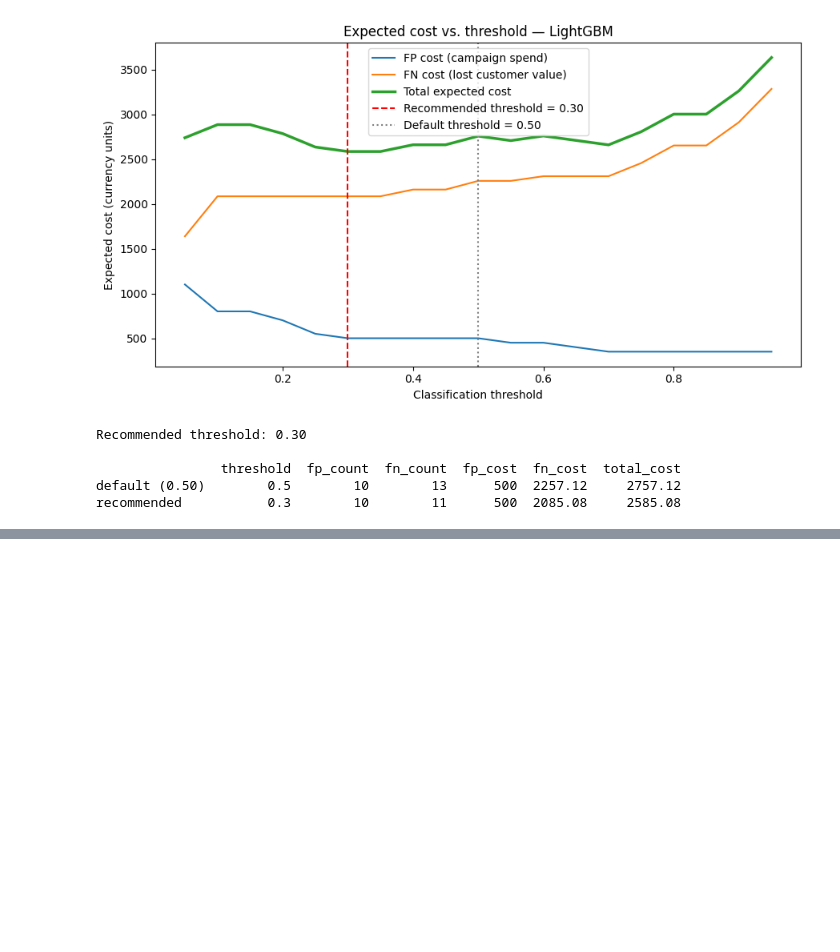
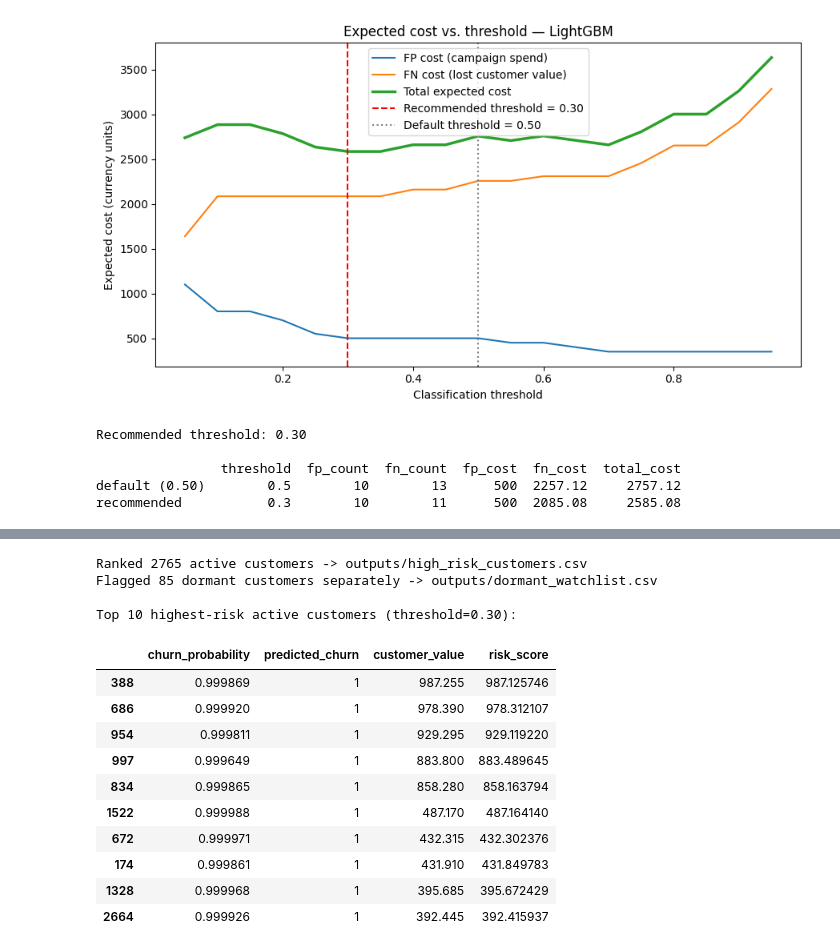
Before and after one commit to umunnaprecious2-prog/Customer-Churn-Prediction, a Jupyter notebook: Customer_Churn_Analysis.ipynb, the cells around one changed output, grey strips where cells are left out. Drawn from its saved outputs; the diff is of its cells as text; code cells hidden in the pictures; blank space fills up the shorter version.

Commit message:
Notebook: risk scoring, ranked high-risk list, dormant watchlist (Section 8)
Co-Authored-By: Claude Sonnet 5 <noreply@anthropic.com>

```diff
--- a/Customer_Churn_Analysis.ipynb
+++ b/Customer_Churn_Analysis.ipynb
@@ -476,0 +485,38 @@ recommended           0.3        10        11      500  2085.08     2585.08
+# %%
+from sklearn.base import clone
+
+# Refit the winning model type on the full dataset for deployment-style scoring
+deployment_pipeline = clone(best_pipeline)
+deployment_pipeline.fit(X, y)
+
+risk_df = df.copy()
+risk_df["churn_probability"] = deployment_pipeline.predict_proba(X)[:, 1]
+risk_df["predicted_churn"] = (risk_df["churn_probability"] >= recommended_threshold).astype(int)
+risk_df["risk_score"] = risk_df["churn_probability"] * risk_df["customer_value"]
+
+active_customers = risk_df[risk_df["is_dormant"] == 0].sort_values("risk_score", ascending=False)
+dormant_watchlist = risk_df[risk_df["is_dormant"] == 1].sort_values("churn_probability", ascending=False)
+
+active_customers.to_csv(OUTPUTS_DIR / "high_risk_customers.csv", index=False)
+dormant_watchlist.to_csv(OUTPUTS_DIR / "dormant_watchlist.csv", index=False)
+
+print(f"Ranked {len(active_customers)} active customers -> outputs/high_risk_customers.csv")
+print(f"Flagged {len(dormant_watchlist)} dormant customers separately -> outputs/dormant_watchlist.csv")
+print(f"\nTop 10 highest-risk active customers (threshold={recommended_threshold:.2f}):")
+active_customers[["churn_probability", "predicted_churn", "customer_value", "risk_score"]].head(10)
+# %% [output]
+Ranked 2765 active customers -> outputs/high_risk_customers.csv
+Flagged 85 dormant customers separately -> outputs/dormant_watchlist.csv
+
+Top 10 highest-risk active customers (threshold=0.30):
+|  | churn_probability | predicted_churn | customer_value | risk_score |
+| 388 | 0.999869 | 1 | 987.255 | 987.125746 |
+| 686 | 0.999920 | 1 | 978.390 | 978.312107 |
+| 954 | 0.999811 | 1 | 929.295 | 929.119220 |
+| 997 | 0.999649 | 1 | 883.800 | 883.489645 |
+| 834 | 0.999865 | 1 | 858.280 | 858.163794 |
+| 1522 | 0.999988 | 1 | 487.170 | 487.164140 |
+| 672 | 0.999971 | 1 | 432.315 | 432.302376 |
+| 174 | 0.999861 | 1 | 431.910 | 431.849783 |
+| 1328 | 0.999968 | 1 | 395.685 | 395.672429 |
+| 2664 | 0.999926 | 1 | 392.445 | 392.415937 |
```
Also changed, not shown: parts of 1 cell of this notebook, 2 other files.
